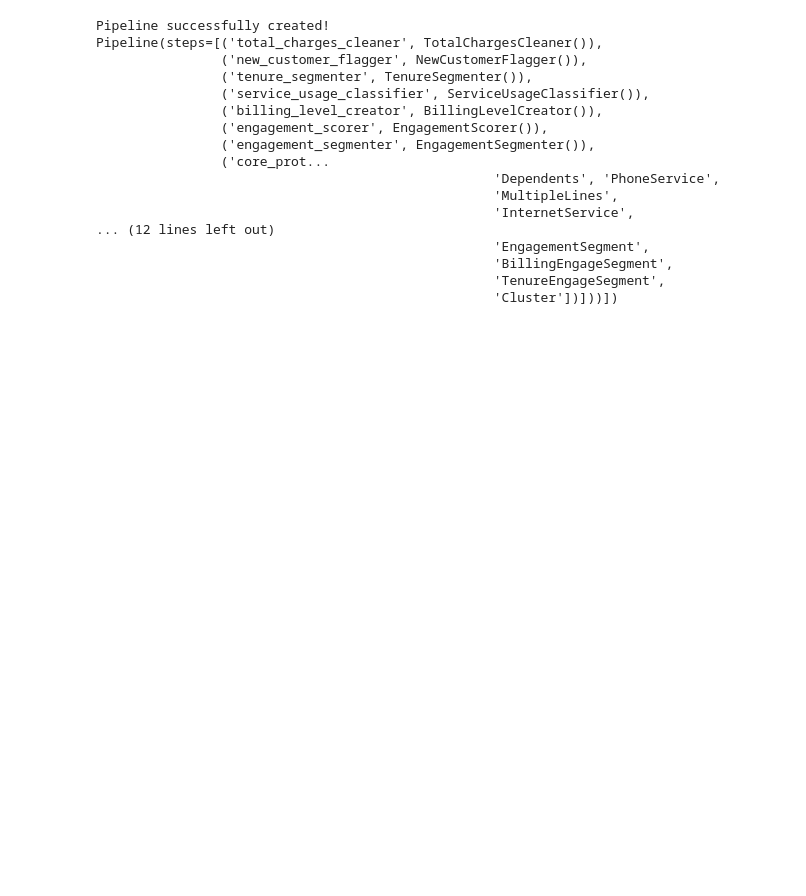
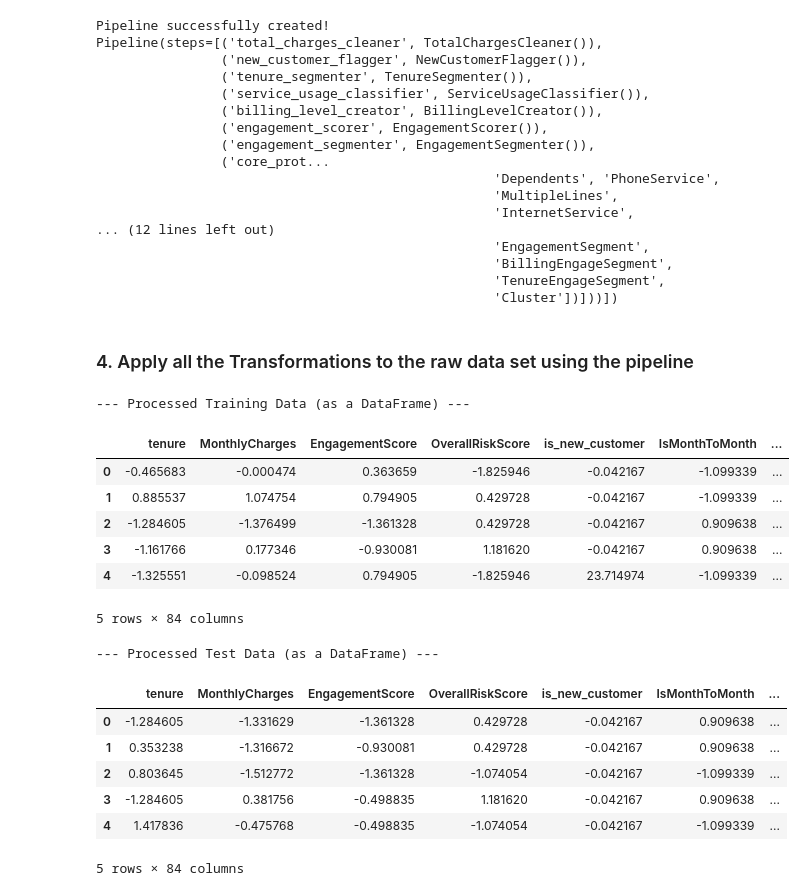
Before and after one commit to yugan243/Telco-Customer-Churn, a Jupyter notebook: Data Preprocessing and Model Training/0_data_preparation.ipynb, the cells around one changed output. Saved outputs shown, nothing was run; the diff lists cells and outputs as text; code cells hidden in the pictures; blank space fills up the shorter version.

Commit message:
Preprocess completed

```diff
--- a/Data Preprocessing and Model Training/0_data_preparation.ipynb
+++ b/Data Preprocessing and Model Training/0_data_preparation.ipynb
@@ -129,3 +136,5 @@ Pipeline(steps=[('total_charges_cleaner', TotalChargesCleaner()),
                                                    'BillingEngageSegment',
                                                    'TenureEngageSegment',
                                                    'Cluster'])]))])
+# %% [markdown]
+### 4. Apply all the Transformations to the raw data set using the pipeline
@@ -131,0 +150,41 @@ Pipeline(steps=[('total_charges_cleaner', TotalChargesCleaner()),
+# %%
+#===================== Converting numpy arrays to DataFrames ===================================
+# Get the final preprocessor step from the fitted pipeline
+final_preprocessor = full_pipeline.named_steps['final_preprocessor']
+
+# Get the feature names from the preprocessor in the correct order
+# This includes the scaled numerical names and the new one-hot encoded names
+raw_feature_names = final_preprocessor.get_feature_names_out()
+
+# Clean up the feature names to remove the 'num__' and 'cat__' prefixes
+feature_names = [name.replace('num__', '').replace('cat__', '') for name in raw_feature_names]
+
+# --- Create a DataFrame for the Processed Training Data ---
+X_train_processed_df = pd.DataFrame(X_train_processed, columns=feature_names)
+
+print("--- Processed Training Data (as a DataFrame) ---")
+display(X_train_processed_df.head())
+
+
+# --- Create a DataFrame for the Processed Test Data ---
+X_test_processed_df = pd.DataFrame(X_test_processed, columns=feature_names)
+
+print("\n--- Processed Test Data (as a DataFrame) ---")
+display(X_test_processed_df.head())
+# %% [output]
+--- Processed Training Data (as a DataFrame) ---
+|  | tenure | MonthlyCharges | EngagementScore | OverallRiskScore | is_new_customer | IsMonthToMonth | ... |
+| 0 | -0.465683 | -0.000474 | 0.363659 | -1.825946 | -0.042167 | -1.099339 | ... |
+| 1 | 0.885537 | 1.074754 | 0.794905 | 0.429728 | -0.042167 | -1.099339 | ... |
+| 2 | -1.284605 | -1.376499 | -1.361328 | 0.429728 | -0.042167 | 0.909638 | ... |
+| 3 | -1.161766 | 0.177346 | -0.930081 | 1.181620 | -0.042167 | 0.909638 | ... |
+| 4 | -1.325551 | -0.098524 | 0.794905 | -1.825946 | 23.714974 | -1.099339 | ... |
+5 rows × 84 columns
+--- Processed Test Data (as a DataFrame) ---
+|  | tenure | MonthlyCharges | EngagementScore | OverallRiskScore | is_new_customer | IsMonthToMonth | ... |
+| 0 | -1.284605 | -1.331629 | -1.361328 | 0.429728 | -0.042167 | 0.909638 | ... |
+| 1 | 0.353238 | -1.316672 | -0.930081 | 0.429728 | -0.042167 | 0.909638 | ... |
+| 2 | 0.803645 | -1.512772 | -1.361328 | -1.074054 | -0.042167 | -1.099339 | ... |
+| 3 | -1.284605 | 0.381756 | -0.498835 | 1.181620 | -0.042167 | 0.909638 | ... |
+| 4 | 1.417836 | -0.475768 | -0.498835 | -1.074054 | -0.042167 | -1.099339 | ... |
+5 rows × 84 columns
```
Also changed, not shown: parts of 8 cells of this notebook, 5 other files.
